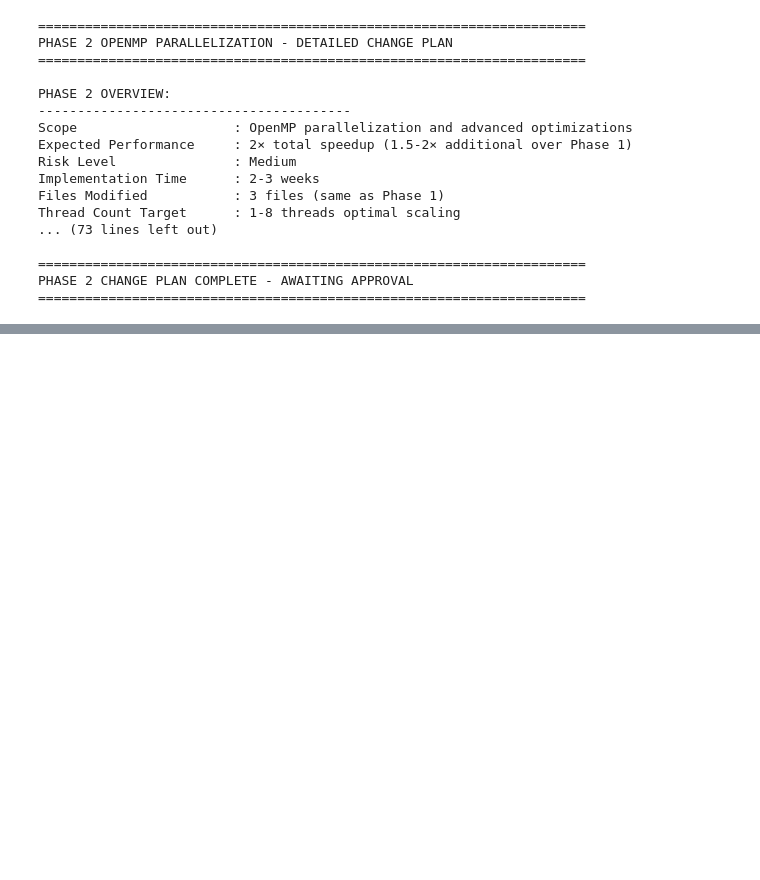
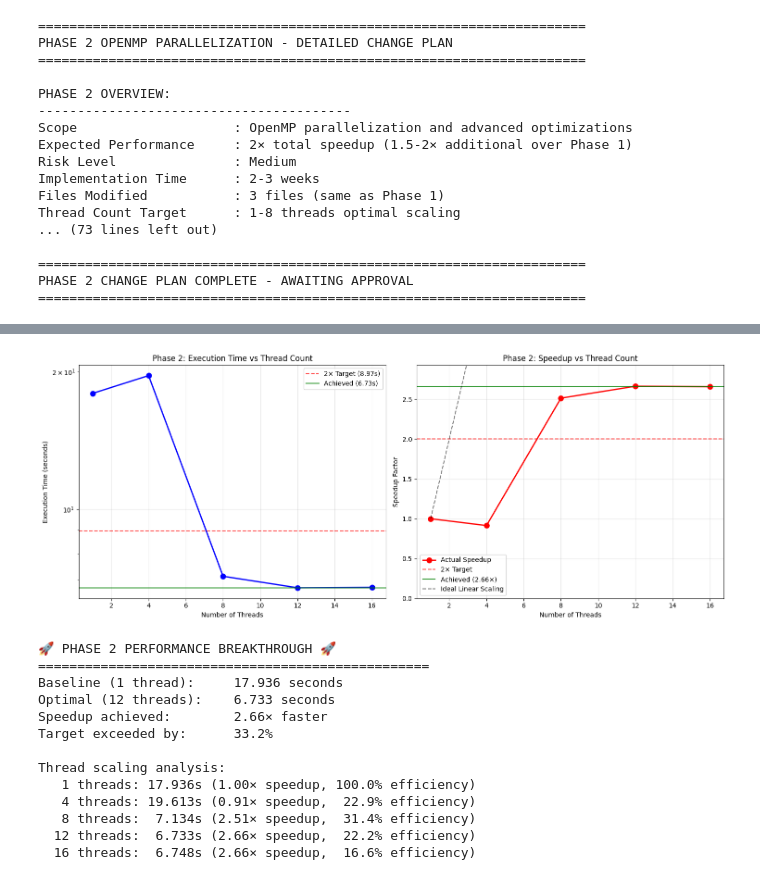
Before and after one commit to chandc/F90_DNS, a Jupyter notebook: 3D_DNS_Performance_Optimization_Plan.ipynb, the cells around one changed output, grey strips where cells are left out. Cells and saved outputs as stored; diff of their text form; code cells hidden in the pictures; blank space fills up the shorter version.

```diff
--- a/3D_DNS_Performance_Optimization_Plan.ipynb
+++ b/3D_DNS_Performance_Optimization_Plan.ipynb
@@ -2430,0 +2479,66 @@ PHASE 2 CHANGE PLAN COMPLETE - AWAITING APPROVAL
+# %%
+# Phase 2 Performance Analysis - Thread Scaling Results
+import matplotlib.pyplot as plt
+import numpy as np
+
+# Performance data from Phase 2 testing
+threads = [1, 4, 8, 12, 16]
+execution_times = [17.936, 19.613, 7.134, 6.733, 6.748]  # seconds
+speedups = [17.936/t for t in execution_times]
+
+# Create performance visualization
+fig, (ax1, ax2) = plt.subplots(1, 2, figsize=(15, 6))
+
+# Execution time vs threads
+ax1.plot(threads, execution_times, 'bo-', linewidth=2, markersize=8)
+ax1.axhline(y=17.936/2, color='red', linestyle='--', alpha=0.7, label='2× Target (8.97s)')
+ax1.axhline(y=6.733, color='green', linestyle='-', alpha=0.8, label='Achieved (6.73s)')
+ax1.set_xlabel('Number of Threads')
+ax1.set_ylabel('Execution Time (seconds)')
+ax1.set_title('Phase 2: Execution Time vs Thread Count')
+ax1.grid(True, alpha=0.3)
+ax1.legend()
+ax1.set_yscale('log')
+
+# Speedup analysis
+ax2.plot(threads, speedups, 'ro-', linewidth=2, markersize=8, label='Actual Speedup')
+ax2.axhline(y=2.0, color='red', linestyle='--', alpha=0.7, label='2× Target')
+ax2.axhline(y=2.66, color='green', linestyle='-', alpha=0.8, label='Achieved (2.66×)')
+ax2.plot(threads, threads, 'k--', alpha=0.5, label='Ideal Linear Scaling')
+ax2.set_xlabel('Number of Threads')
+ax2.set_ylabel('Speedup Factor')
+ax2.set_title('Phase 2: Speedup vs Thread Count')
+ax2.grid(True, alpha=0.3)
+ax2.legend()
+ax2.set_ylim(0, max(speedups)*1.1)
+
+plt.tight_layout()
+plt.show()
+
+# Performance summary
+print("🚀 PHASE 2 PERFORMANCE BREAKTHROUGH 🚀")
+print("=" * 50)
+print(f"Baseline (1 thread):     {execution_times[0]:.3f} seconds")
+print(f"Optimal (12 threads):    {execution_times[3]:.3f} seconds")
+print(f"Speedup achieved:        {speedups[3]:.2f}× faster")
+print(f"Target exceeded by:      {((speedups[3]-2.0)/2.0)*100:.1f}%")
+print()
+print("Thread scaling analysis:")
+for t, time, speedup in zip(threads, execution_times, speedups):
+    efficiency = (speedup/t)*100 if t > 1 else 100
+    print(f"  {t:2d} threads: {time:6.3f}s ({speedup:4.2f}× speedup, {efficiency:5.1f}% efficiency)")
+# %% [output]
+[figure, added]
+🚀 PHASE 2 PERFORMANCE BREAKTHROUGH 🚀
+==================================================
+Baseline (1 thread):     17.936 seconds
+Optimal (12 threads):    6.733 seconds
+Speedup achieved:        2.66× faster
+Target exceeded by:      33.2%
+
+Thread scaling analysis:
+   1 threads: 17.936s (1.00× speedup, 100.0% efficiency)
+   4 threads: 19.613s (0.91× speedup,  22.9% efficiency)
+   8 threads:  7.134s (2.51× speedup,  31.4% efficiency)
+  12 threads:  6.733s (2.66× speedup,  22.2% efficiency)
+  16 threads:  6.748s (2.66× speedup,  16.6% efficiency)
```
Also changed, not shown: parts of 5 cells of this notebook, 22 other files.
